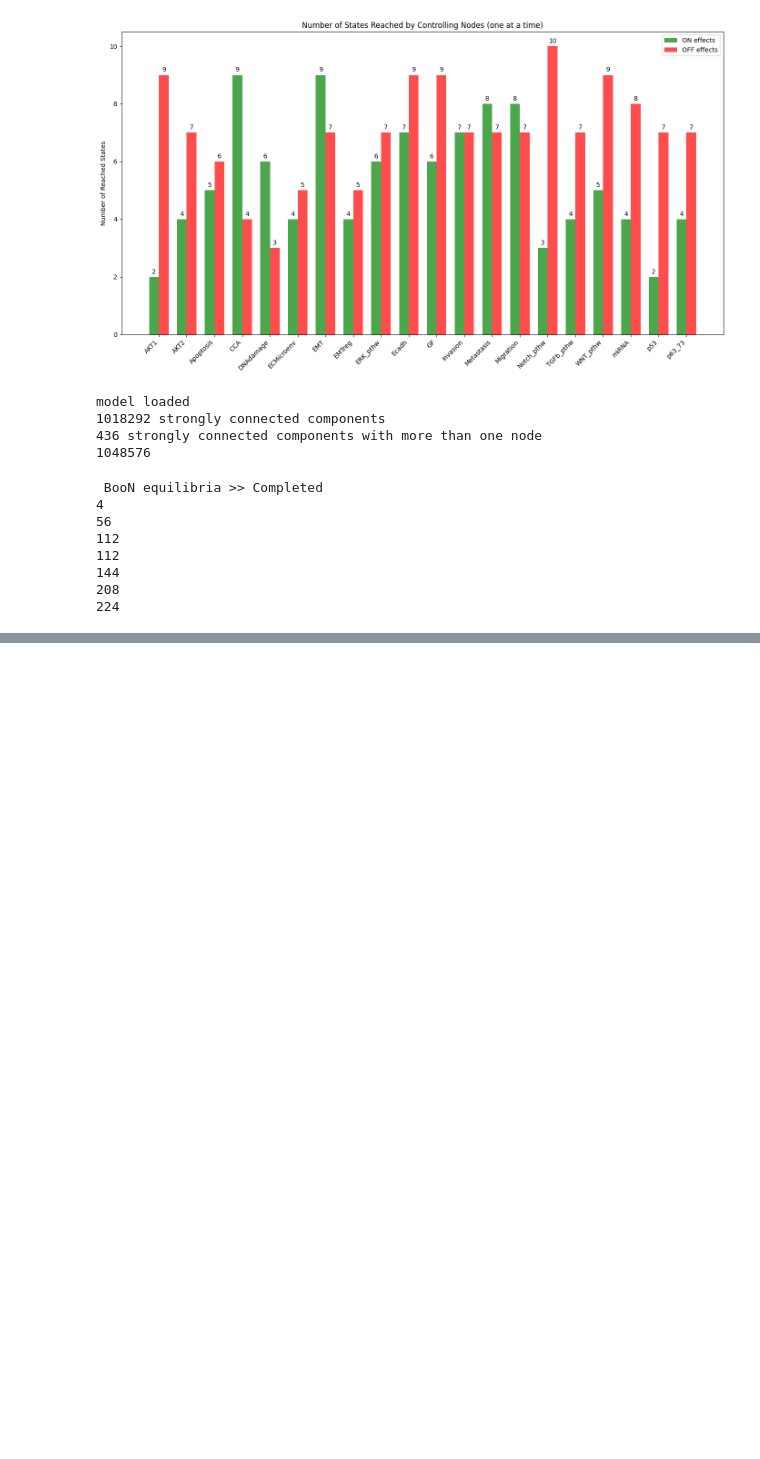
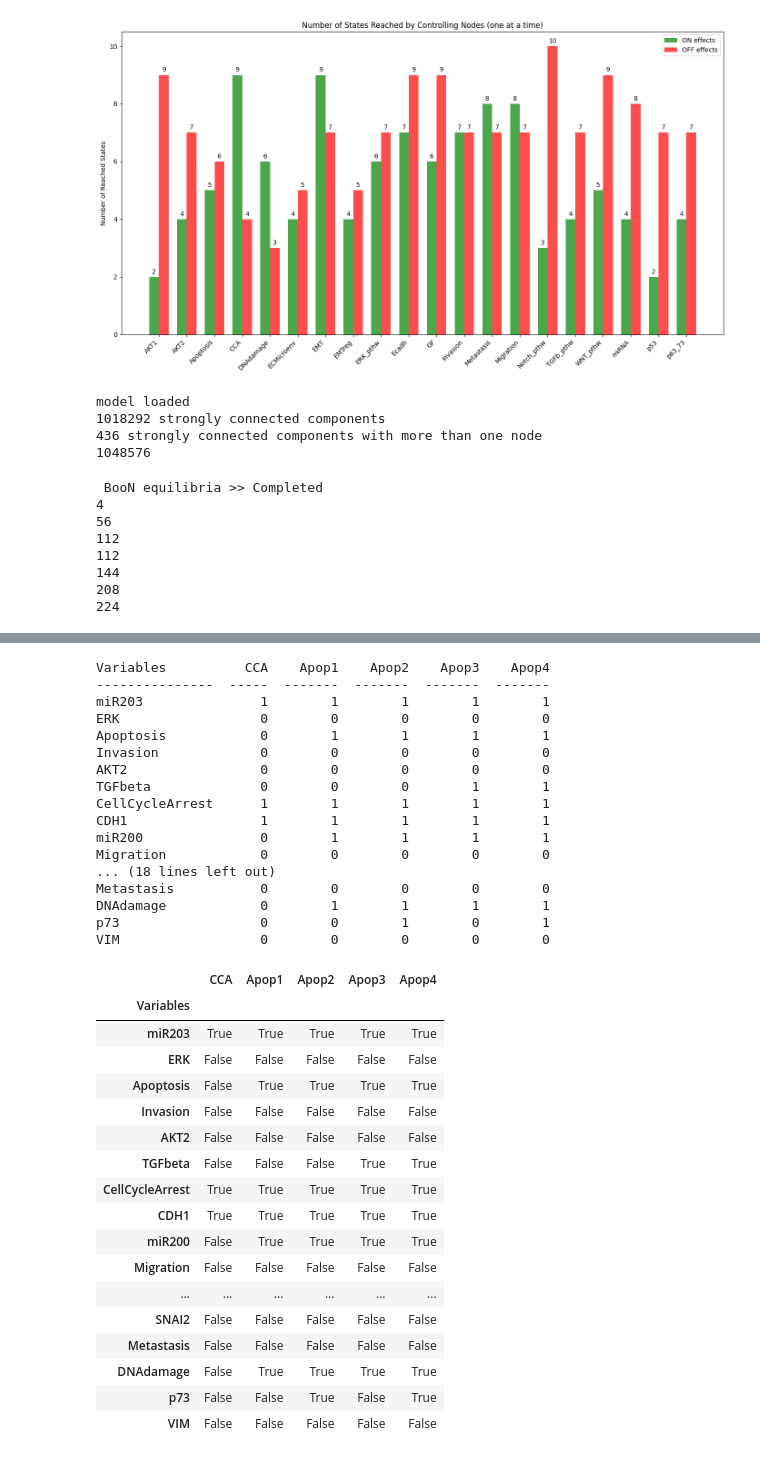
Before and after one commit to yazid-hoblos/BoolNet-Metastasis-Model, a Jupyter notebook: notebook.ipynb, the cells around one changed output, grey strips where cells are left out. Saved outputs shown, nothing was run; the diff lists cells and outputs as text; code cells hidden in the pictures; blank space fills up the shorter version.

```diff
--- a/notebook.ipynb
+++ b/notebook.ipynb
@@ -114,0 +154,39 @@ for eq in eqs:
+# %%
+mutated_model = full_model.control(frozentrue={'miR203'})
+mutated_model.get_stable_states_df(display=True)
+# %% [output]
+Variables          CCA    Apop1    Apop2    Apop3    Apop4
+---------------  -----  -------  -------  -------  -------
+miR203               1        1        1        1        1
+ERK                  0        0        0        0        0
+Apoptosis            0        1        1        1        1
+Invasion             0        0        0        0        0
+AKT2                 0        0        0        0        0
+TGFbeta              0        0        0        1        1
+CellCycleArrest      1        1        1        1        1
+CDH1                 1        1        1        1        1
+miR200               0        1        1        1        1
+Migration            0        0        0        0        0
+... (18 lines left out)
+Metastasis           0        0        0        0        0
+DNAdamage            0        1        1        1        1
+p73                  0        0        1        0        1
+VIM                  0        0        0        0        0
+|  | CCA | Apop1 | Apop2 | Apop3 | Apop4 |
+| Variables |  |  |  |  |  |
+| miR203 | True | True | True | True | True |
+| ERK | False | False | False | False | False |
+| Apoptosis | False | True | True | True | True |
+| Invasion | False | False | False | False | False |
+| AKT2 | False | False | False | False | False |
+| TGFbeta | False | False | False | True | True |
+| CellCycleArrest | True | True | True | True | True |
+| CDH1 | True | True | True | True | True |
+| miR200 | False | True | True | True | True |
+| Migration | False | False | False | False | False |
+| ... | ... | ... | ... | ... | ... |
+| SNAI2 | False | False | False | False | False |
+| Metastasis | False | False | False | False | False |
+| DNAdamage | False | True | True | True | True |
+| p73 | False | False | True | False | True |
+| VIM | False | False | False | False | False |
```
Also changed, not shown: parts of 4 cells of this notebook, 3 other files.
